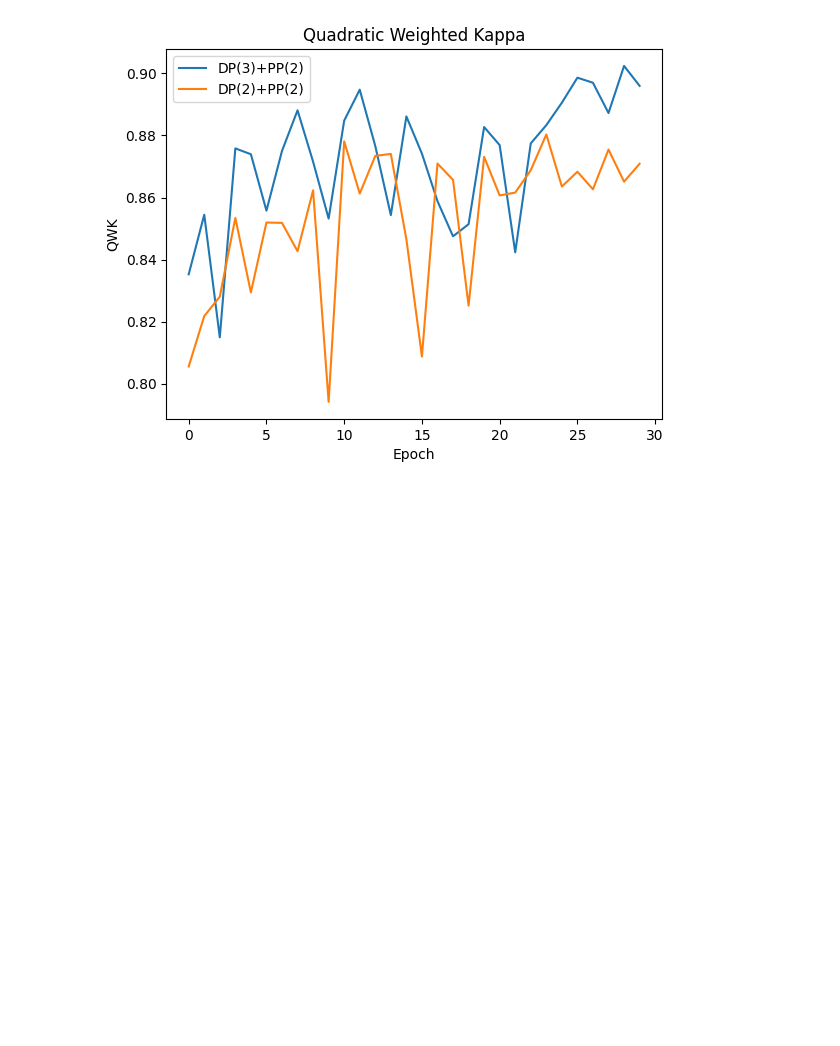
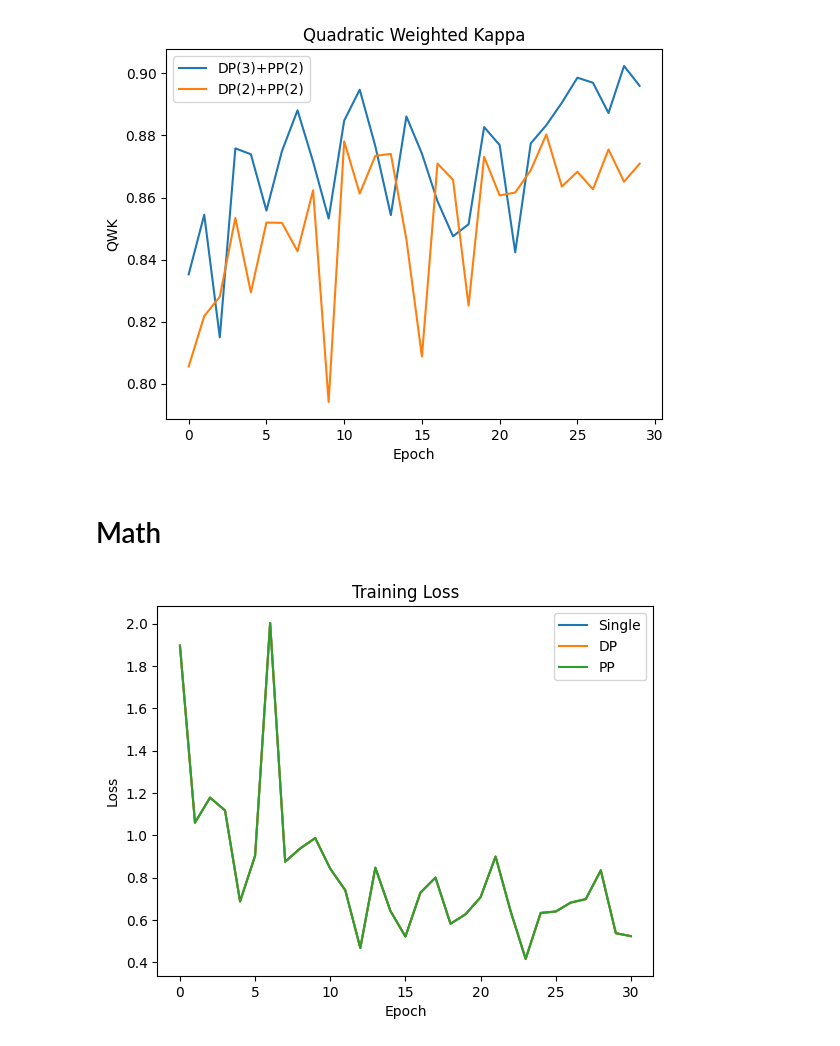
Before and after one commit to Darrellcr/distributed-deep-learning, a Jupyter notebook: ipynb/main.ipynb, the cells around one changed output. Cells and saved outputs as stored; diff of their text form; code cells hidden in the pictures; blank space fills up the shorter version.

```diff
--- a/ipynb/main.ipynb
+++ b/ipynb/main.ipynb
@@ -308,3 +310,60 @@ plot_metric(
 )
 # %% [output]
 [figure]
+# %% [markdown]
+# Math
+# %%
+jobs = ["single-g1xn4b41q2l1gd", "ddp-r5n5d3fw794brd", "pp-lqkj4h279dgqqc", "ddpnpp-mr2xkskl5ccjjd"]
+def plot_metric(filename, metric, y_label, title):
+    metric_df = pd.read_csv(
+        filename,
+        names=['recorded_at', 'job_id', 'global_rank',
+               'local_rank', 'model_job_id', 'epoch', metric]
+    )
+    metric_df = metric_df[metric_df['job_id'].isin(jobs)]
+    pivotted = (
+        pd.pivot_table(metric_df, index='epoch',
+                       columns='job_id', values=metric)
+        .reset_index()
+        .rename_axis(None, axis=1)
+        .rename(columns={'epoch': 'Epoch'})
+        .set_index('Epoch')
+        .rename(columns={
+            'single-g1xn4b41q2l1gd': 'Single',
+            'ddp-r5n5d3fw794brd': 'DP',
+            'pp-lqkj4h279dgqqc': 'PP',
+            'ddpnpp-mr2xkskl5ccjjd': 'DP+PP'
+        })
+    )
+    plt.plot(
+        pivotted.index,
+        pivotted['Single'],
+        label='Single',
+    )
+    plt.plot(
+        pivotted.index,
+        pivotted['DP'],
+        label='DP',
+    )
+    plt.plot(
+        pivotted.index,
+        pivotted['PP'],
+        label='PP',
+    )
+    # plt.plot(
+    #     pivotted.index,
+    #     pivotted['DP+PP'],
+    #     label='DP+PP',
+    # )
+    plt.legend()
+    plt.xlabel('Epoch')
+    plt.ylabel(y_label)
+    plt.title(title)
+plot_metric(
+    '../../training_logs/perstep/loss.csv',
+    'loss',
+    'Loss',
+    'Training Loss'
+)
+# %% [output]
+[figure, added]
```
Also changed, not shown: parts of 15 cells of this notebook, 1 other file.
